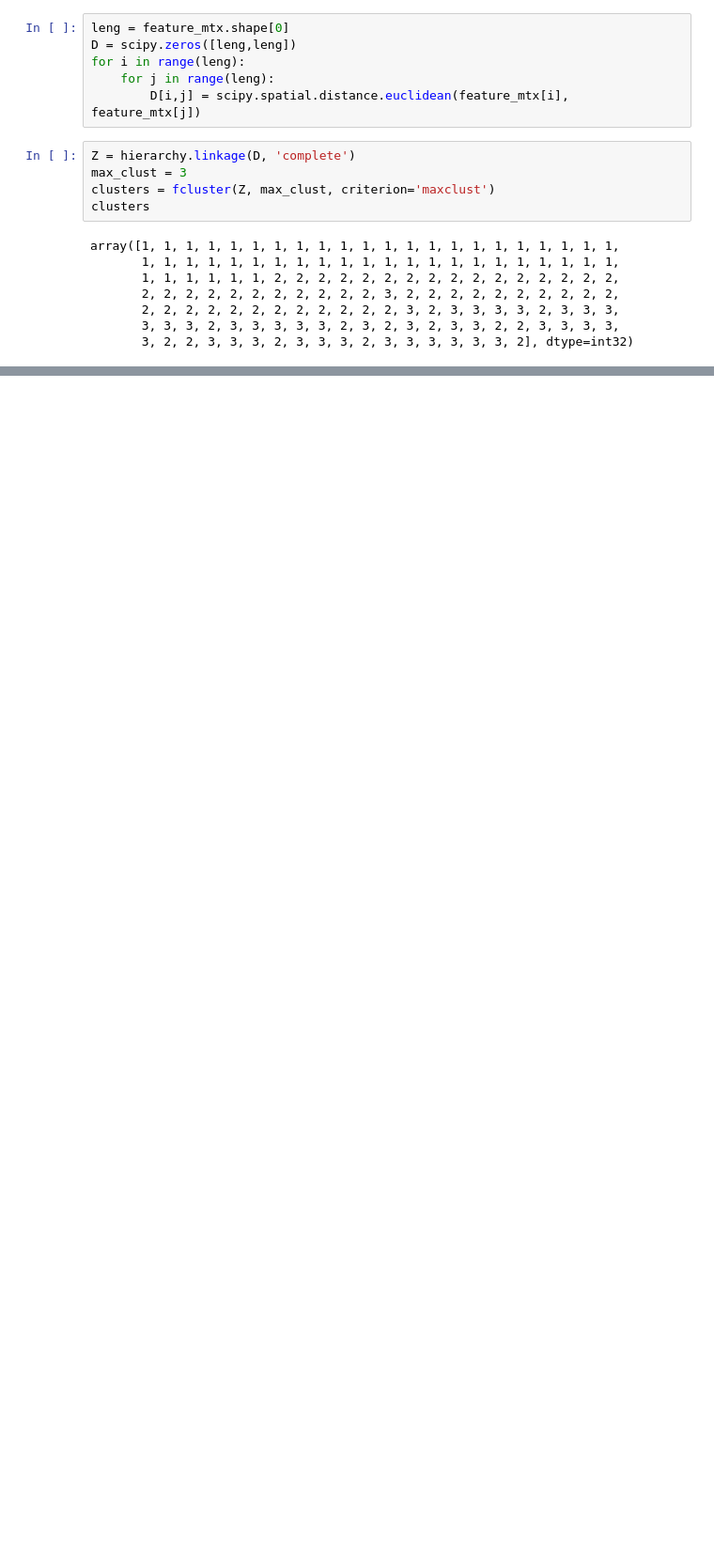
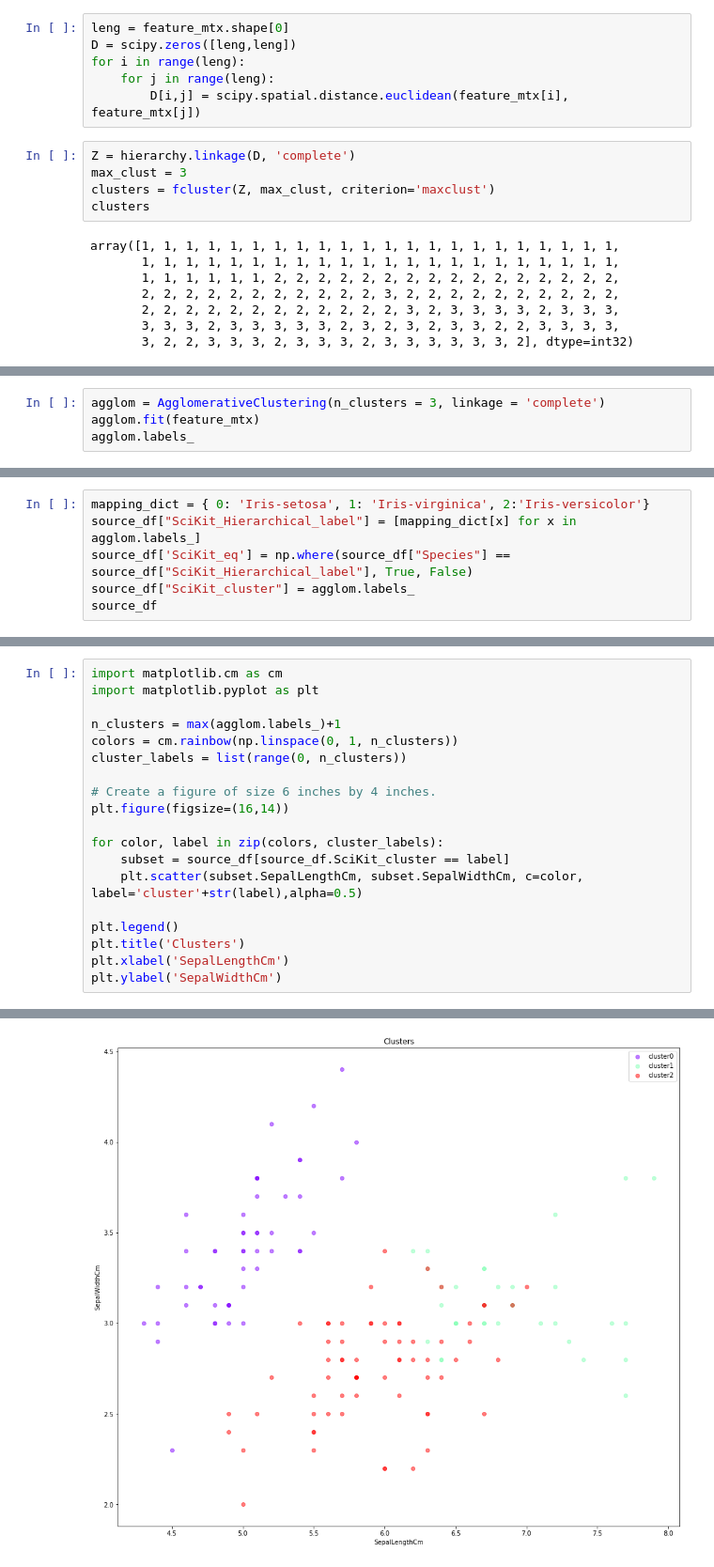
Before and after one commit to segara2410/Computational-intelligence, a Jupyter notebook: hierarchical/hierarchical_iris.ipynb, the cells around one changed output, grey strips where cells are left out. Shown at 94% size. Cells and saved outputs as stored; diff of their text form; blank space fills up the shorter version.

```diff
--- a/hierarchical/hierarchical_iris.ipynb
+++ b/hierarchical/hierarchical_iris.ipynb
@@ -78,0 +96,4 @@ source_df
+# %%
+agglom = AgglomerativeClustering(n_clusters = 3, linkage = 'complete')
+agglom.fit(feature_mtx)
+agglom.labels_
@@ -78,0 +108,6 @@ source_df
+# %%
+mapping_dict = { 0: 'Iris-setosa', 1: 'Iris-virginica', 2:'Iris-versicolor'}
+source_df["SciKit_Hierarchical_label"] = [mapping_dict[x] for x in agglom.labels_]
+source_df['SciKit_eq'] = np.where(source_df["Species"] == source_df["SciKit_Hierarchical_label"], True, False)
+source_df["SciKit_cluster"] = agglom.labels_
+source_df
@@ -78,0 +132,20 @@ source_df
+# %%
+import matplotlib.cm as cm
+import matplotlib.pyplot as plt
+
+n_clusters = max(agglom.labels_)+1
+colors = cm.rainbow(np.linspace(0, 1, n_clusters))
+cluster_labels = list(range(0, n_clusters))
+
+# Create a figure of size 6 inches by 4 inches.
+plt.figure(figsize=(16,14))
+
+for color, label in zip(colors, cluster_labels):
+    subset = source_df[source_df.SciKit_cluster == label]
+    plt.scatter(subset.SepalLengthCm, subset.SepalWidthCm, c=color, label='cluster'+str(label),alpha=0.5)
+
+plt.legend()
+plt.title('Clusters')
+plt.xlabel('SepalLengthCm')
+plt.ylabel('SepalWidthCm')
+# %% [output]
@@ -78,0 +156 @@ source_df
+[figure, added]
```
Also changed, not shown: parts of 11 cells of this notebook, 2 other files.
